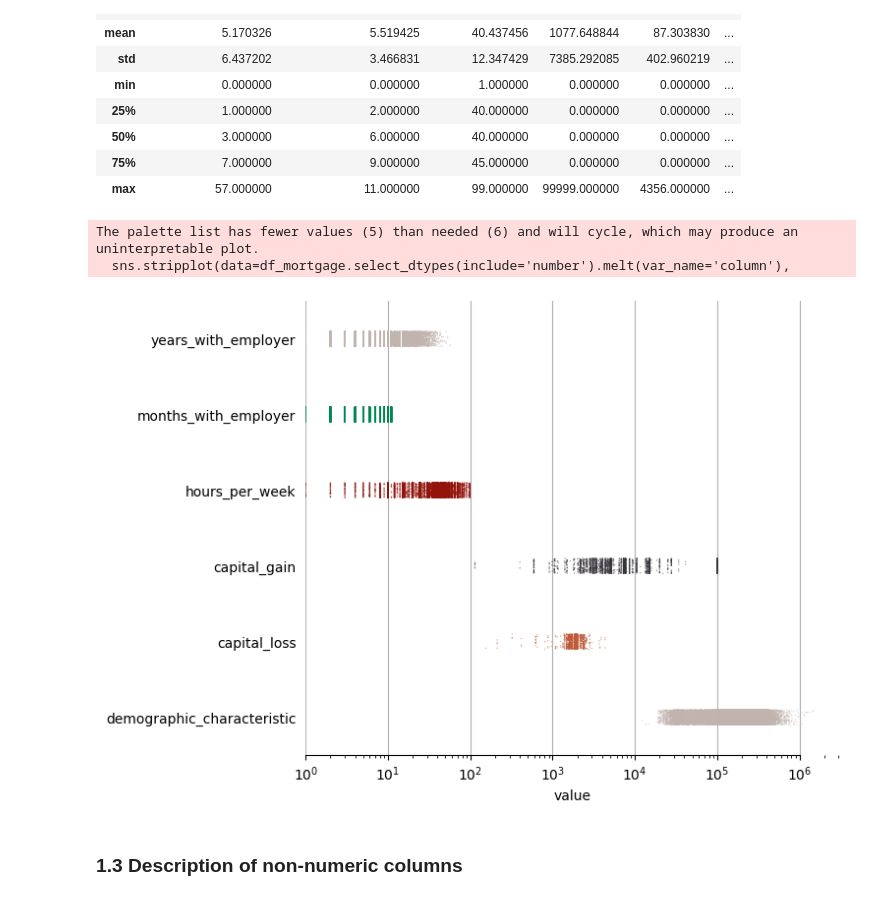
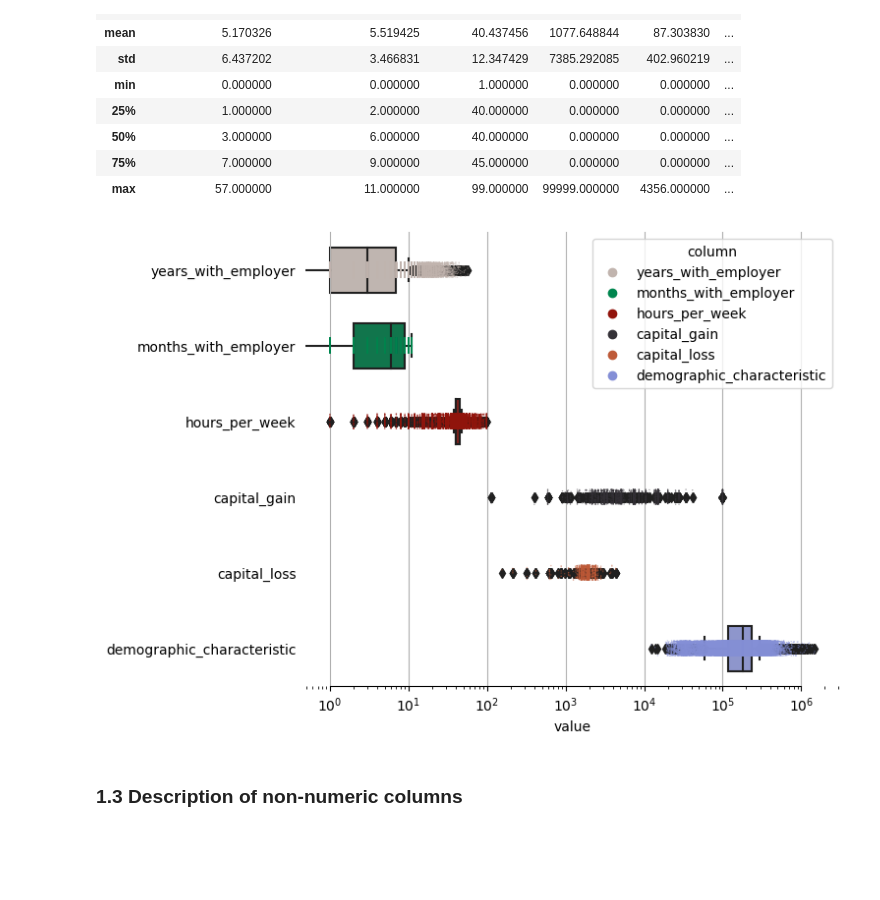
Before and after one commit to GaborJenei/macaroni, a Jupyter notebook: notebooks/0_Discovery.ipynb, the cells around one changed output. Drawn from its saved outputs; the diff is of its cells as text; code cells hidden in the pictures; blank space fills up the shorter version.

Commit message:
update visuals and conclusions

```diff
--- a/notebooks/0_Discovery.ipynb
+++ b/notebooks/0_Discovery.ipynb
@@ -21,7 +21,7 @@ import matplotlib.pyplot as plt
 from matplotlib.colors import ListedColormap, LinearSegmentedColormap
 import seaborn as sns
 
-cmap = ListedColormap(['#C1B4AE', '#00864F', '#92140C', '#353238', '#BE5A38'])
+cmap = ListedColormap(['#C1B4AE', '#00864F', '#92140C', '#353238', '#BE5A38', '#848FD6'])
 # %% [markdown]
 ## 1. Mortgage dataset <a id='mortgage_dataset'></a>
 # %%
@@ -88,35 +88,36 @@ df_mortgage.describe()
 | 75% | 7.000000 | 9.000000 | 45.000000 | 0.000000 | 0.000000 | ... |
 | max | 57.000000 | 11.000000 | 99.000000 | 99999.000000 | 4356.000000 | ... |
 # %%
+np.seterr(divide = 'ignore')
+
 # Univariate plots for the above
 f, ax = plt.subplots(figsize=(7, 6))
 ax.set_xscale("log")
 
 sns.boxplot(data=df_mortgage.select_dtypes(include='number').melt(var_name='column'),
             x="value",
             y="column",
-            whis=1,
+            whis=0.5,
             width=.6,
             palette=cmap.colors);
 
 sns.stripplot(data=df_mortgage.select_dtypes(include='number').melt(var_name='column'),
               x="value",
               y="column",
               size=1,
+              hue="column",
               palette=cmap.colors,
               alpha=0.5,
               linewidth=0)
 
 
 ax.xaxis.grid(True)
 ax.set(ylabel="")
-ax.set_xlim(left=1)
+# ax.set_xlim(left=1)
 sns.despine(trim=True, left=True)
 ax.yaxis.set_tick_params(left = False)
 # %% [output]
-The palette list has fewer values (5) than needed (6) and will cycle, which may produce an uninterpretable plot.
-  sns.stripplot(data=df_mortgage.select_dtypes(include='number').melt(var_name='column'),
-[figure, old version]
+[figure, new version]
 # %% [markdown]
 <a id='1_3'></a>
 ### 1.3 Description of non-numeric columns
```
Also changed, not shown: parts of 2 cells of this notebook.
